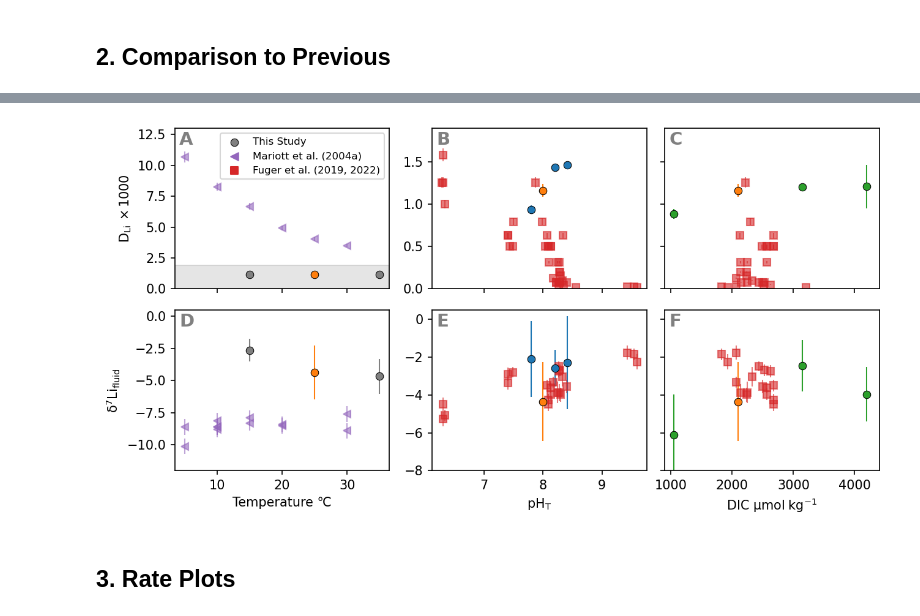
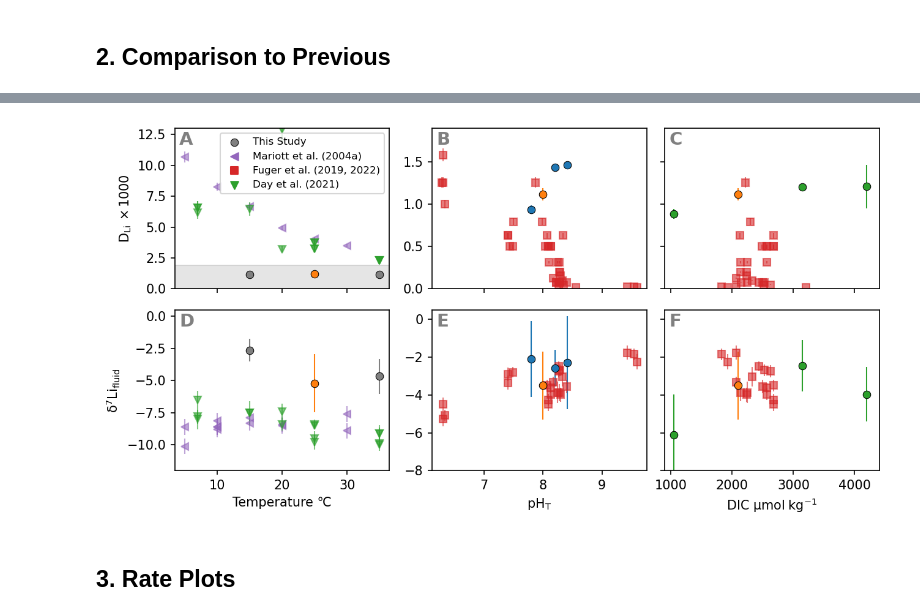
Before and after one commit to oscarbranson/supplementary, a Jupyter notebook: supplements/inorg_Li/02_Results.ipynb, the cells around one changed output, grey strips where cells are left out. Drawn from its saved outputs; the diff is of its cells as text; code cells hidden in the pictures.

Commit message:
separate out control conditions for groups; make error contribution plot for isotops

```diff
--- a/supplements/inorg_Li/02_Results.ipynb
+++ b/supplements/inorg_Li/02_Results.ipynb
@@ -72,6 +72,21 @@ def plot_line(ax, coef, **kwargs):
 
     ax.plot(xn, nominal_values(yn), **kwargs)
     ax.fill_between(xn, nominal_values(yn) - 1.96 * std_devs(yn), nominal_values(yn) + 1.96 * std_devs(yn), alpha=0.2, **kwargs, lw=0)
+# %%
+xvar = 'pH'
+if xvar == 'C(mol/kgw)':
+    m = 1e6
+    v = 'DIC'
+elif xvar == 'pH':
+    m = 1
+    v = 'pH'
+elif xvar == 'temp(C)':
+    m = 1
+    v = 'T'
+else:
+    vind = np.ones(df.shape[0], dtype=bool)
+    m = 1
+vind = df.labels.Experiment.str.contains(v)
 # %%
 fig, axs = plt.subplots(2, 4, sharey='row', sharex='col', figsize=[11, 4.5])
 # fig, axs = plt.subplots(2, 5, figsize=(14, 5), sharey='row', sharex='col')
@@ -95,7 +110,8 @@ for i, xvar in enumerate(['temp(C)', 'pH', 'C(mol/kgw)']):
         vind = np.ones(df.shape[0], dtype=bool)
         m = 1
 
-    cind = df.labels.Experiment.str.contains('Control')
+    control_grp = df.loc[vind, ('labels', 'Control')].unique().item()
+    cind = df.labels.Experiment.str.contains(f'Control{control_grp:.0f}')
     vind = df.labels.Experiment.str.contains(v)
     color = cdict[v]
     lw=0.5
@@ -204,7 +218,8 @@ rdict = {
     'Marriott2004b': 'Mariott et al. (2004b)',
     'Roberts2018': 'Roberts et al. (2018)',
     'Vigier2015': 'Vigier et al. (2015)',
-    'Fuger2019': 'Fuger et al. (2019, 2022)'
+    'Fuger2019': 'Fuger et al. (2019, 2022)',
+    'Day2021': 'Day et al. (2021)',
 }
 
 mdict = {
@@ -214,5 +229,6 @@ mdict = {
     'Marriott2004b': ('C4', '>'),
     'Roberts2018': ('C6', '+'),
     'Vigier2015': ('C7', 'x'),
-    'Fuger2019': ('C3', 's')
+    'Fuger2019': ('C3', 's'),
+    'Day2021': ('C2', 'v'),
 }
@@ -253,8 +286,10 @@ for i, xvar in enumerate(['temp(C)', 'pH', 'C(mol/kgw)']):
         vind = np.ones(sdf.shape[0], dtype=bool)
         m = 1
 
-    cind = sdf.index.str.contains('Control')
     vind = sdf.index.str.contains(v)
+    control_grp = nom(sdf.loc[vind, ('labels', 'Control')].unique().item())
+    cind = sdf.index.str.contains(f'Control{control_grp:.0f}')
+    # cind = sdf.index.str.contains('Control')
     color = cdict[v]
     lw=0.5
 
@@ -273,12 +308,12 @@ for i, xvar in enumerate(['temp(C)', 'pH', 'C(mol/kgw)']):
 
 axs[0,0].scatter([],[], c='grey', label='This Study', edgecolor='k', lw=0.5)
 
-whos = ['Marriott2004a', 'Fuger2019']
+whos = ['Marriott2004a', 'Fuger2019', 'Day2021']
 for who in whos:
     c, m = mdict[who]
 
     dax, pax = axs.T[0]
-    if 'Marriott' in who:
+    if 'Marriott' in who or 'Day' in who:
         dax.errorbar(inorg.loc[who, ('solution', 'TempC')], inorg.loc[who, ('solid', 'DLi')] * 1e3,
                      yerr=inorg.loc[who, ('solid', 'DLi_2std')] * 1e3,
                      marker=m, color=c, **epar)
@@ -314,34 +349,34 @@ axs[1,0].set_xlabel('Temperature ℃')
 axs[1,1].set_xlabel('$pH_T$')
 axs[1,2].set_xlabel('DIC $\mu mol~kg^{-1}$')
 
 axs[1,2].set_xlim(900, 4400)
 
 axs[0,0].set_ylim(0, 13)
 axs[0,1].set_ylim(0, 1.9)
 
 axs[1,0].set_ylim(-12, 0.5)
 axs[1,1].set_ylim(-8, 0.5)
 
 for ax in axs[0,:]:
     plt.setp(ax.get_xticklabels(), visible=False)
 
 for ax in axs[:, 2]:
     plt.setp(ax.get_yticklabels(), visible=False)
 
 fig.tight_layout()
 
 for ax in axs[:, 2]:
     pos = ax.get_position()
     ax.set_position([pos.x0 - 0.03, pos.y0,  pos.width, pos.height])
 
 axs[0,0].axhspan(*axs[0,1].get_ylim(), color='grey', alpha=0.2)
 
 for ax, a in zip(axs.flat, 'ABCDEFGH'):
     ax.text(0.02, 0.98, a, weight='bold', transform=ax.transAxes, ha='left', va='top', fontsize=14, color='grey')
 
 savefig(fig, '02_PublishedComparison')
 # %% [output]
-[figure, old version]
+[figure, new version]
 # %% [markdown]
 ## 3. Rate Plots
 # %%
```
Also changed, not shown: parts of 7 cells of this notebook, 2 other files.
